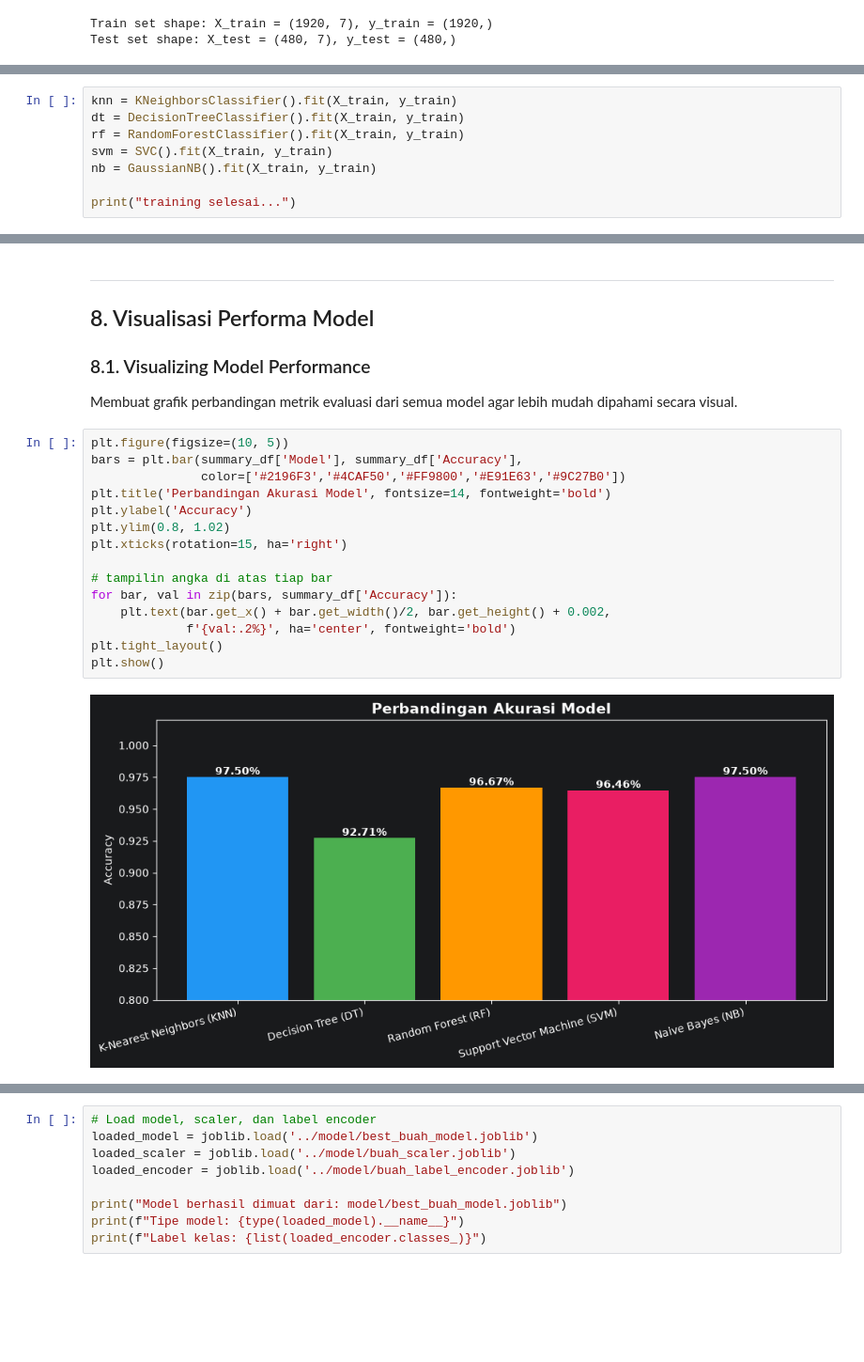
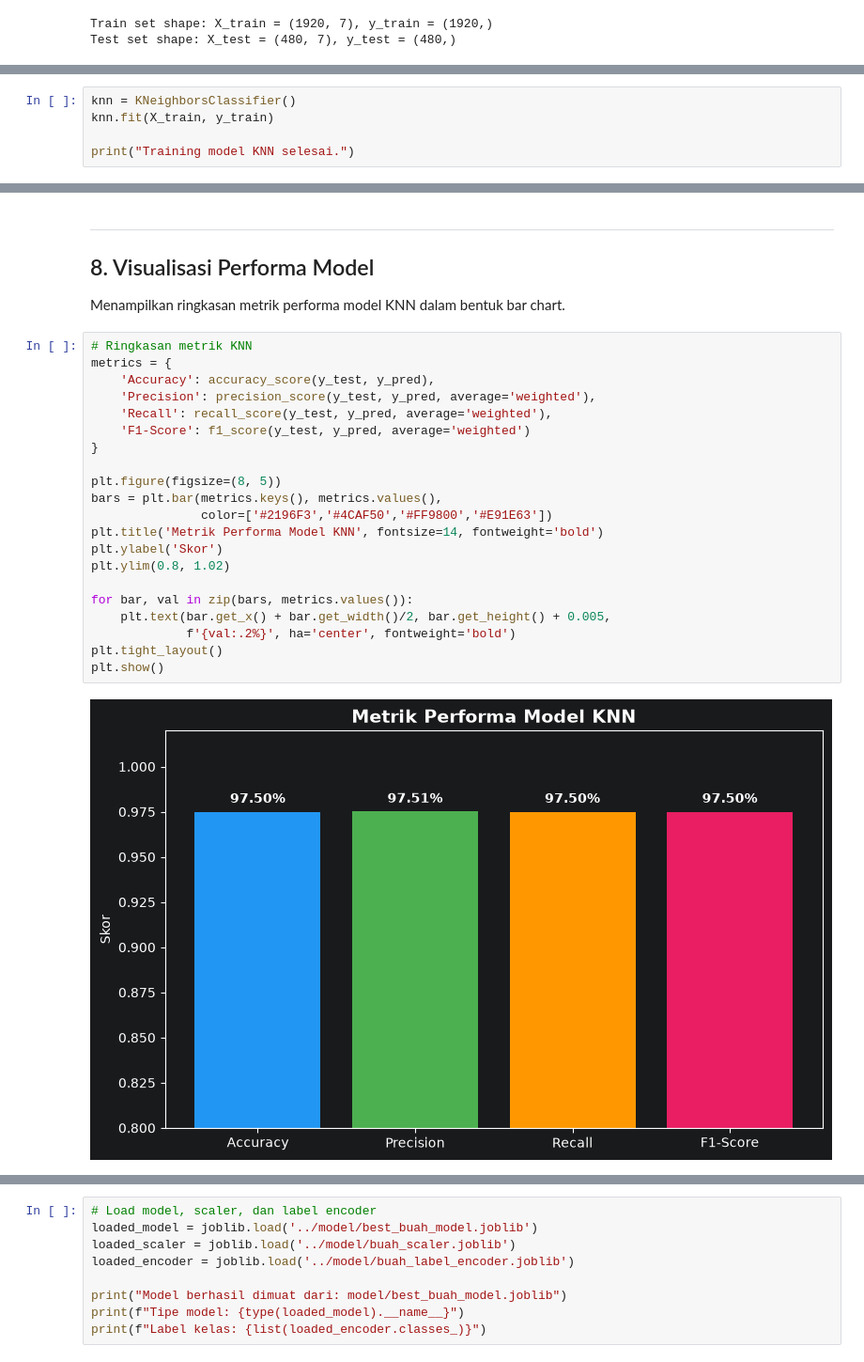
Before and after one commit to Fiyanz/mini-bootcamp-artificial-intelligence, a Jupyter notebook: notebooks/crop_buah_model.ipynb, the cells around one changed output, grey strips where cells are left out. Shown at 94% size. Cells and saved outputs as stored; diff of their text form; blank space fills up the shorter version.

```diff
--- a/notebooks/crop_buah_model.ipynb
+++ b/notebooks/crop_buah_model.ipynb
@@ -424,9 +416,6 @@ Melatih beberapa algoritma Machine Learning yang berbeda pada data latih. Kita a
 # %%
-knn = KNeighborsClassifier().fit(X_train, y_train)
-dt = DecisionTreeClassifier().fit(X_train, y_train)
-rf = RandomForestClassifier().fit(X_train, y_train)
-svm = SVC().fit(X_train, y_train)
-nb = GaussianNB().fit(X_train, y_train)
+knn = KNeighborsClassifier()
+knn.fit(X_train, y_train)
 
-print("training selesai...")
+print("Training model KNN selesai.")
 # %% [output]
@@ -643,24 +504,28 @@ Support Vector Machine (SVM)  0.964583   0.964508 0.964583  0.964504
 ---
 ## 8. Visualisasi Performa Model
 
-### 8.1. Visualizing Model Performance
-
-Membuat grafik perbandingan metrik evaluasi dari semua model agar lebih mudah dipahami secara visual.
+Menampilkan ringkasan metrik performa model KNN dalam bentuk bar chart.
 # %%
-plt.figure(figsize=(10, 5))
-bars = plt.bar(summary_df['Model'], summary_df['Accuracy'],
-               color=['#2196F3','#4CAF50','#FF9800','#E91E63','#9C27B0'])
-plt.title('Perbandingan Akurasi Model', fontsize=14, fontweight='bold')
-plt.ylabel('Accuracy')
+# Ringkasan metrik KNN
+metrics = {
+    'Accuracy': accuracy_score(y_test, y_pred),
+    'Precision': precision_score(y_test, y_pred, average='weighted'),
+    'Recall': recall_score(y_test, y_pred, average='weighted'),
+    'F1-Score': f1_score(y_test, y_pred, average='weighted')
+}
+
+plt.figure(figsize=(8, 5))
+bars = plt.bar(metrics.keys(), metrics.values(),
+               color=['#2196F3','#4CAF50','#FF9800','#E91E63'])
+plt.title('Metrik Performa Model KNN', fontsize=14, fontweight='bold')
+plt.ylabel('Skor')
 plt.ylim(0.8, 1.02)
-plt.xticks(rotation=15, ha='right')
 
-# tampilin angka di atas tiap bar
-for bar, val in zip(bars, summary_df['Accuracy']):
-    plt.text(bar.get_x() + bar.get_width()/2, bar.get_height() + 0.002,
+for bar, val in zip(bars, metrics.values()):
+    plt.text(bar.get_x() + bar.get_width()/2, bar.get_height() + 0.005,
              f'{val:.2%}', ha='center', fontweight='bold')
 plt.tight_layout()
 plt.show()
 # %% [output]
-[figure, old version]
+[figure, new version]
 # %% [markdown]
```
Also changed, not shown: parts of 17 cells of this notebook, 3 other files.
